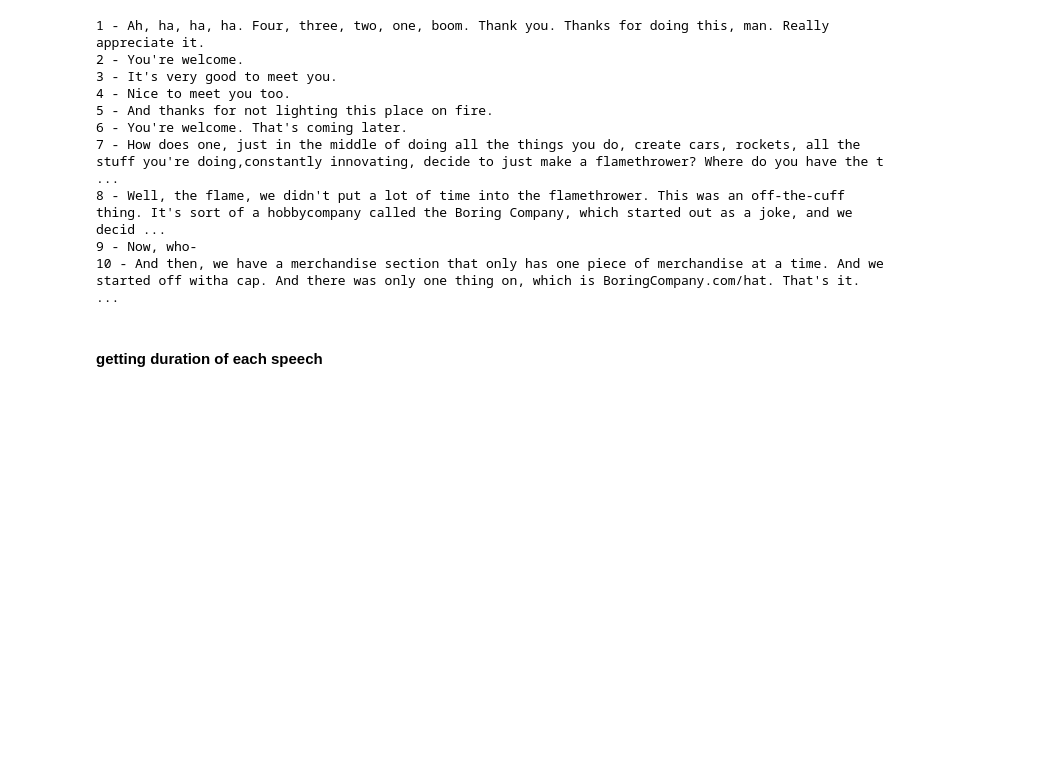
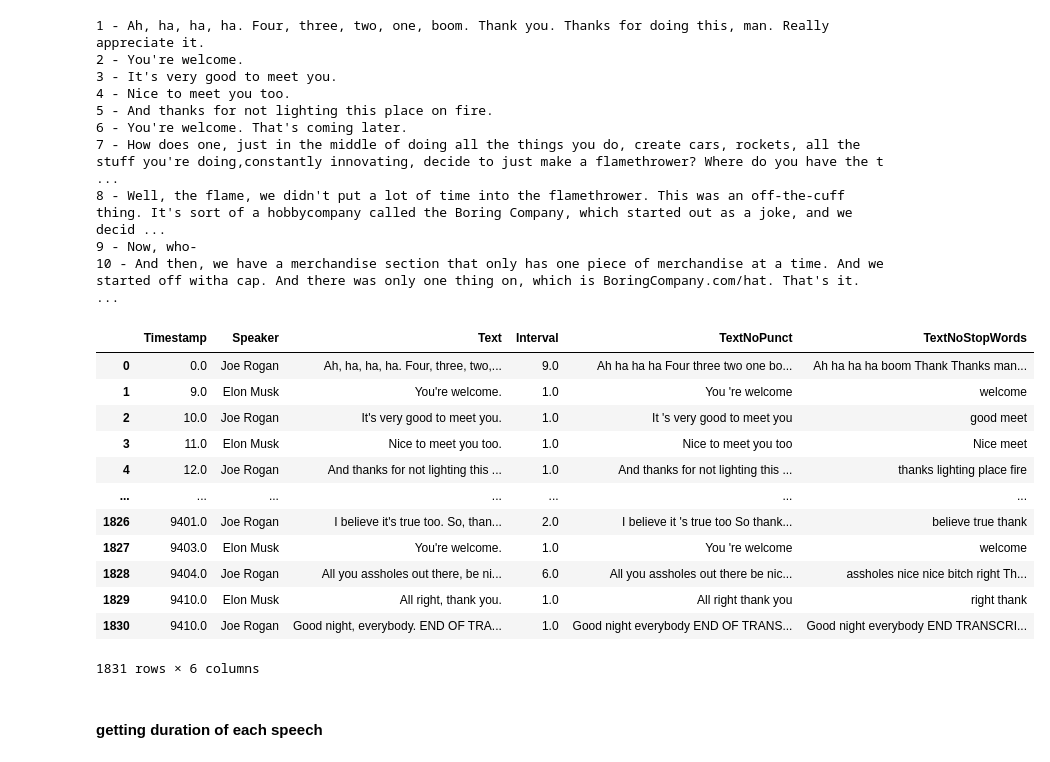
Before and after one commit to S-Alikhonov/AI_ML, a Jupyter notebook: Chapter 3/14 Intro_to_Spacy/Exercise/Exercises - Joe Rogan and Elon Musk.ipynb, the cells around one changed output. Drawn from its saved outputs; the diff is of its cells as text; code cells hidden in the pictures; blank space fills up the shorter version.

```diff
--- a/Chapter 3/14 Intro_to_Spacy/Exercise/Exercises - Joe Rogan and Elon Musk.ipynb
+++ b/Chapter 3/14 Intro_to_Spacy/Exercise/Exercises - Joe Rogan and Elon Musk.ipynb
@@ -37,6 +37,22 @@ def convert_timestamp_into_seconds(timestamp):
 # Convert the Timestamp column using the function defined above
 
 df["Timestamp"] = df['Timestamp'].apply(convert_timestamp_into_seconds)
+# %%
+df
+# %% [output]
+|  | Timestamp | Speaker | Text | Interval | TextNoPunct | TextNoStopWords |
+| 0 | 0.0 | Joe Rogan | Ah, ha, ha, ha. Four, three, two,... | 9.0 | Ah ha ha ha Four three two one bo... | Ah ha ha ha boom Thank Thanks man... |
+| 1 | 9.0 | Elon Musk | You're welcome. | 1.0 | You 're welcome | welcome |
+| 2 | 10.0 | Joe Rogan | It's very good to meet you. | 1.0 | It 's very good to meet you | good meet |
+| 3 | 11.0 | Elon Musk | Nice to meet you too. | 1.0 | Nice to meet you too | Nice meet |
+| 4 | 12.0 | Joe Rogan | And thanks for not lighting this ... | 1.0 | And thanks for not lighting this ... | thanks lighting place fire |
+| ... | ... | ... | ... | ... | ... | ... |
+| 1826 | 9401.0 | Joe Rogan | I believe it's true too. So, than... | 2.0 | I believe it 's true too So thank... | believe true thank |
+| 1827 | 9403.0 | Elon Musk | You're welcome. | 1.0 | You 're welcome | welcome |
+| 1828 | 9404.0 | Joe Rogan | All you assholes out there, be ni... | 6.0 | All you assholes out there be nic... | assholes nice nice bitch right Th... |
+| 1829 | 9410.0 | Elon Musk | All right, thank you. | 1.0 | All right thank you | right thank |
+| 1830 | 9410.0 | Joe Rogan | Good night, everybody. END OF TRA... | 1.0 | Good night everybody END OF TRANS... | Good night everybody END TRANSCRI... |
+1831 rows × 6 columns
 # %% [markdown]
 #### **getting duration of each speech**
 # %%
```
Also changed, not shown: parts of 2 cells of this notebook, 24 other files.
